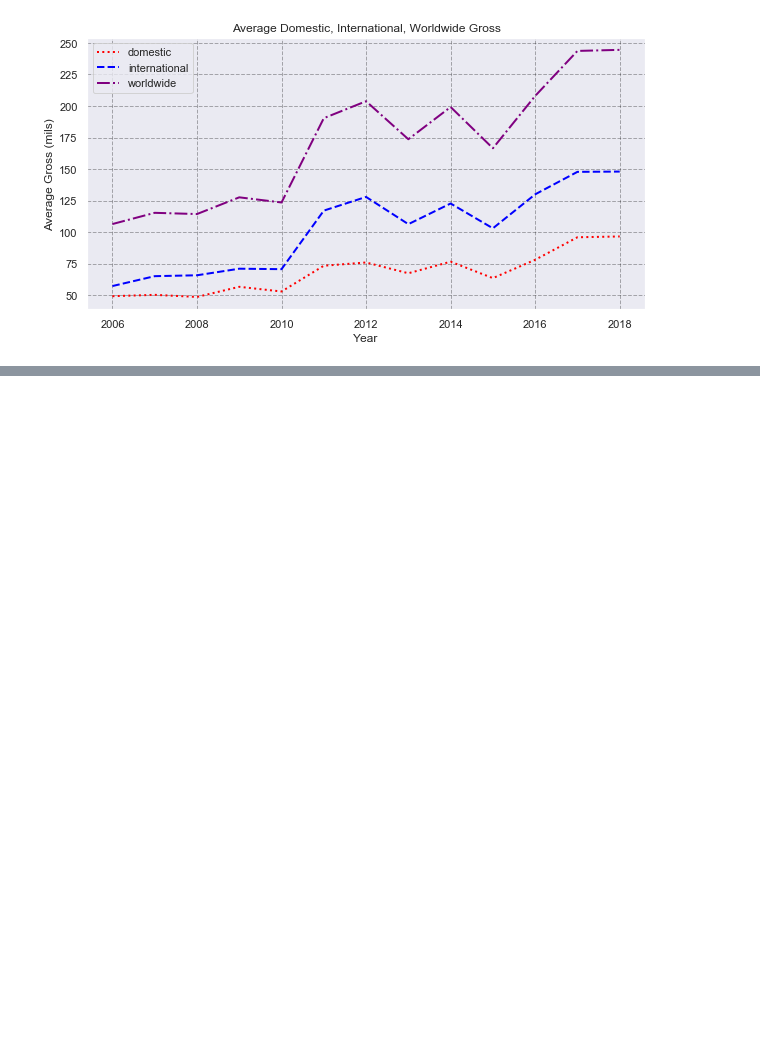
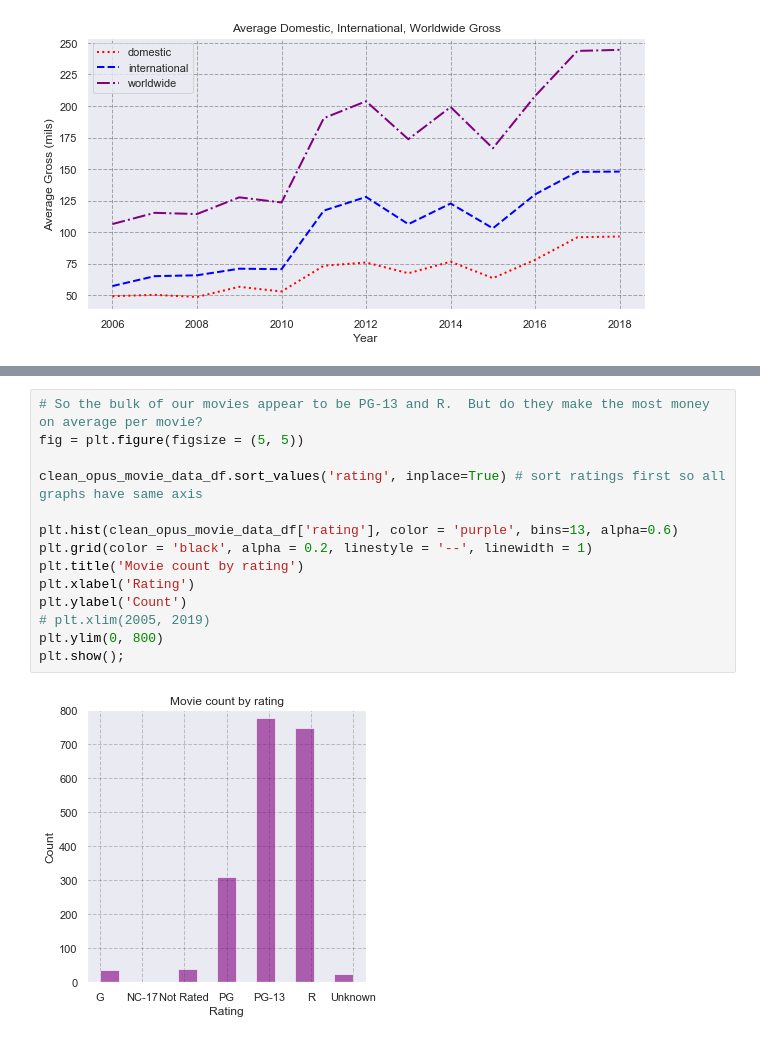
Before and after one commit to melodygr/microsoft_movie_analysis, a Jupyter notebook: Notebooks/Box_Office_Trends.ipynb, the cells around one changed output, grey strips where cells are left out. Saved outputs shown, nothing was run; the diff lists cells and outputs as text; blank space fills up the shorter version.

Commit message:
updated box office trends notebook and graphs

```diff
--- a/Notebooks/Box_Office_Trends.ipynb
+++ b/Notebooks/Box_Office_Trends.ipynb
@@ -344,0 +354,16 @@ plt.show();
+# %%
+# So the bulk of our movies appear to be PG-13 and R.  But do they make the most money on average per movie?
+fig = plt.figure(figsize = (5, 5))
+
+clean_opus_movie_data_df.sort_values('rating', inplace=True) # sort ratings first so all graphs have same axis
+
+plt.hist(clean_opus_movie_data_df['rating'], color = 'purple', bins=13, alpha=0.6)
+plt.grid(color = 'black', alpha = 0.2, linestyle = '--', linewidth = 1)
+plt.title('Movie count by rating')
+plt.xlabel('Rating')
+plt.ylabel('Count')
+# plt.xlim(2005, 2019)
+plt.ylim(0, 800)
+plt.show();
+# %% [output]
+[figure, added]
```
Also changed, not shown: parts of 10 cells of this notebook, 2 other files.
